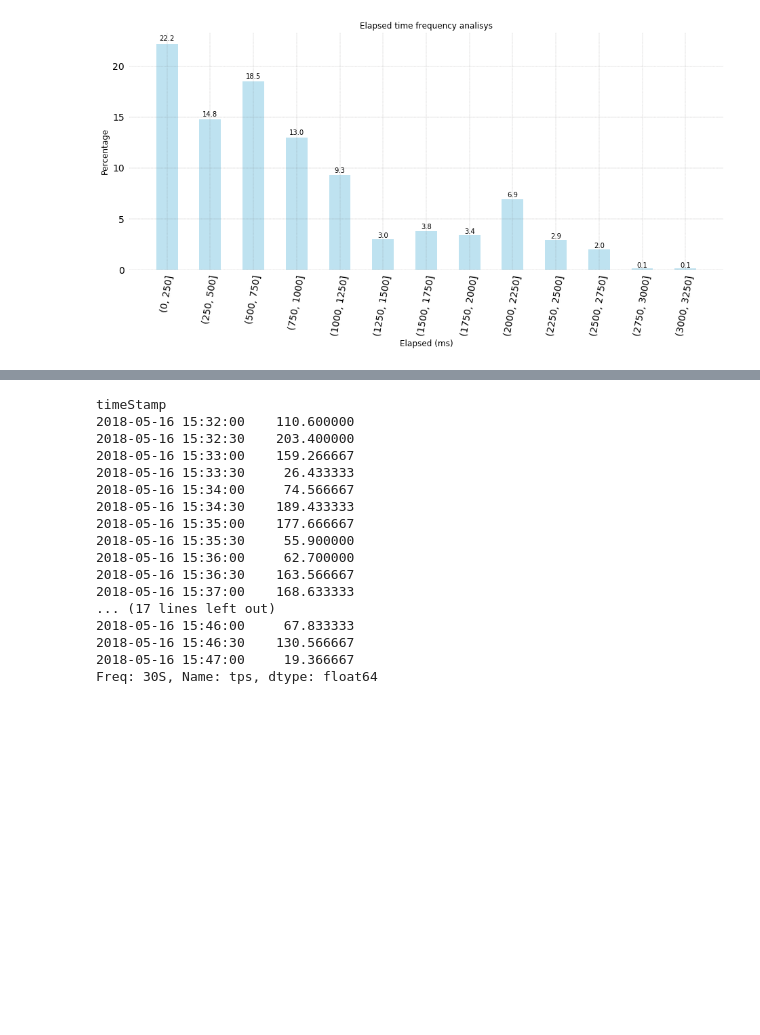
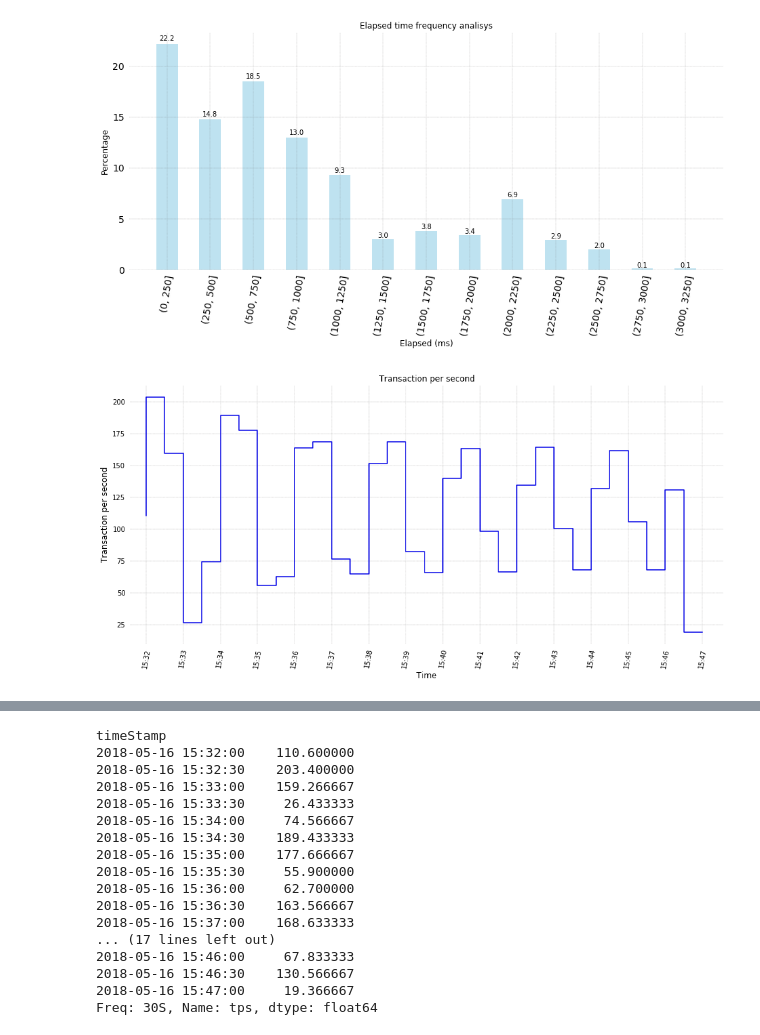
Before and after one commit to p-giovanni/JMeter_report, a Jupyter notebook: notebook/JMeter_Report.ipynb, the cells around one changed output, grey strips where cells are left out. Cells and saved outputs as stored; diff of their text form; code cells hidden in the pictures; blank space fills up the shorter version.

Commit message:
Transaction charts.

```diff
--- a/notebook/JMeter_Report.ipynb
+++ b/notebook/JMeter_Report.ipynb
@@ -93,6 +93,11 @@ it = {
     ,"elapsed-frequency y #":     ("Numero", 12)
     ,"elapsed-frequency y":       ("", 12)
     ,"elapsed-frequency x":       ("Intervallo tempo di servizio (ms)", 12)
+
+    ,"tps title":                 ("Transazioni per secondo", 12)
+    ,"tps label":                 ("Frequenza", 12)
+    ,"tps y":                     ("Transazioni per secondo", 12)
+    ,"tps x":                     ("Tempo", 12)
 }
 en = {
      "thread title": ("Threads number", 14)
@@ -117,6 +122,12 @@ en = {
     ,"elapsed-frequency y #":     ("Number of samples", 12)
     ,"elapsed-frequency y":       ("", 12)
     ,"elapsed-frequency x":       ("Elapsed (ms)", 12)
+
+    ,"tps title":                 ("Transaction per second", 12)
+    ,"tps label":                 ("", 12)
+    ,"tps y":                     ("Transaction per second", 12)
+    ,"tps x":                     ("Time", 12)
+
 }
 labels = en
 # %%
@@ -483,0 +529,15 @@ plt.savefig(os.path.join(images_path,"{prefix}elapsed_frequency_chart.png".forma
+# %%
+fig = plt.figure(figsize=(50, 12))
+gs = fig.add_gridspec(2, 4)
+fig.set_tight_layout(True)
+
+ax = []
+ax.append(fig.add_subplot(gs[0, 0]))
+
+transaction_per_second_chart(ax[0]
+                    ,x=binned_elapsed.index
+                    ,y=binned_elapsed['tps'].values)
+
+plt.savefig(os.path.join(images_path,"{prefix}elapsed_transaction_X_second_chart.png".format(prefix=image_file_prefix)))
+# %% [output]
+[figure, added]
```
Also changed, not shown: parts of 5 cells of this notebook, 5 other files.
